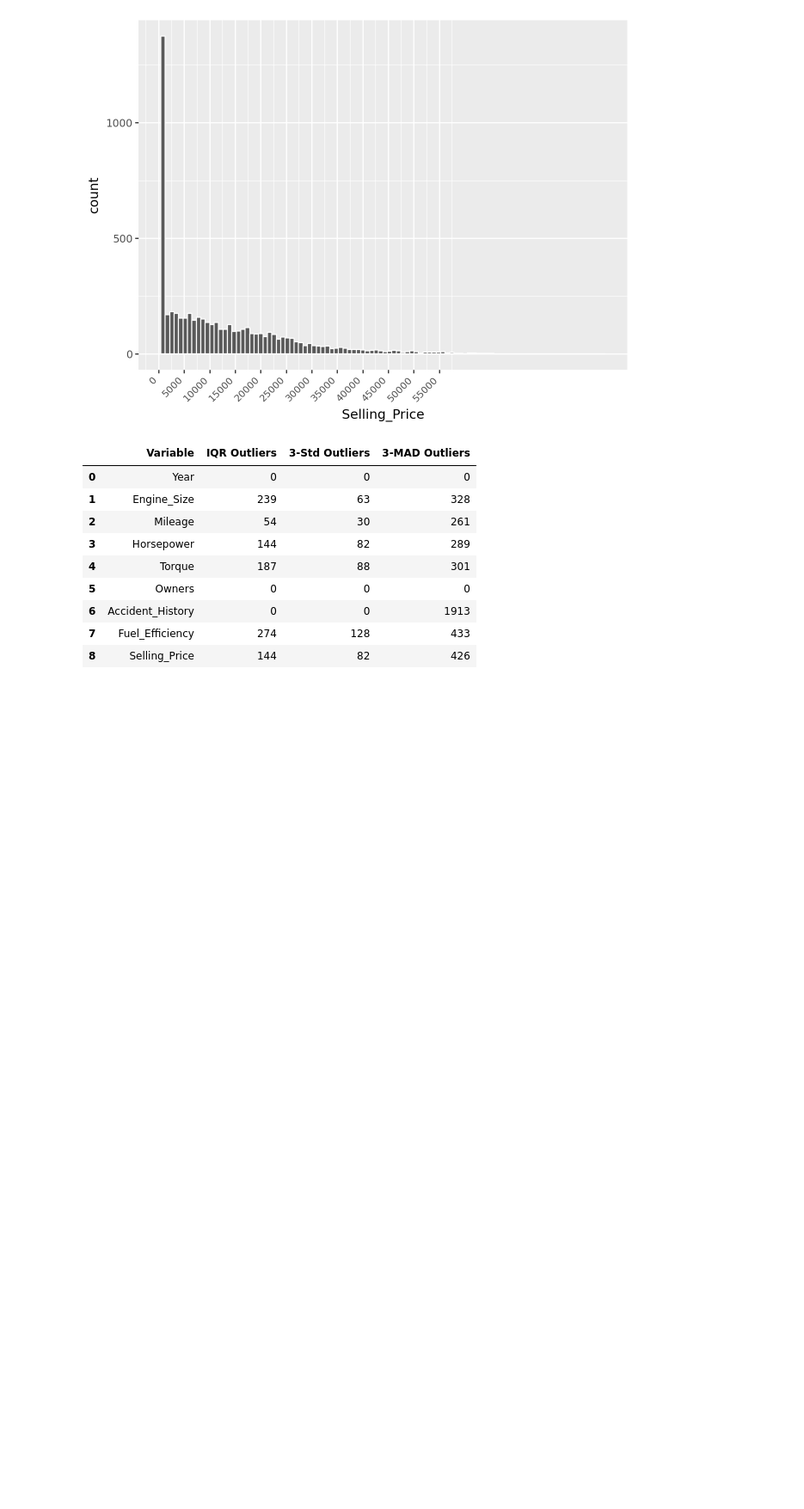
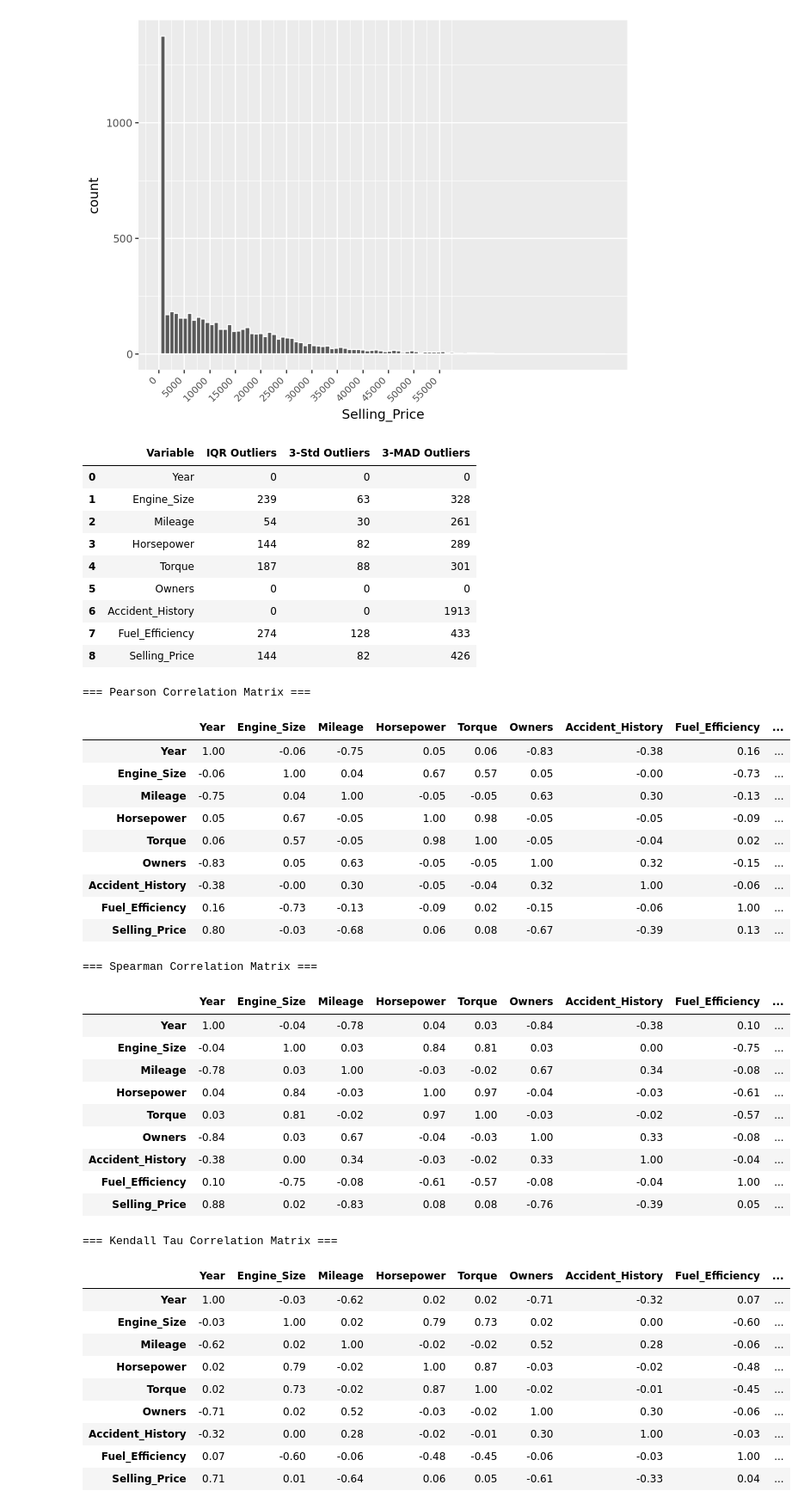
Before and after one commit to idowein/data-science-course-HIT, a Jupyter notebook: HW1/HW1_automobile_EDA.ipynb, the cells around one changed output. Shown at 86% size. Cells and saved outputs as stored; diff of their text form; code cells hidden in the pictures; blank space fills up the shorter version.

```diff
--- a/HW1/HW1_automobile_EDA.ipynb
+++ b/HW1/HW1_automobile_EDA.ipynb
@@ -609,3 +409,55 @@ df_outliers_summary
 | 6 | Accident_History | 0 | 0 | 1913 |
 | 7 | Fuel_Efficiency | 274 | 128 | 433 |
 | 8 | Selling_Price | 144 | 82 | 426 |
+# %%
+# Filter all numerical columns
+num_df = df.select_dtypes(include=['number'])
+
+# Calculate correlation matrices for each method
+pearson_corr = num_df.corr(method='pearson')
+spearman_corr = num_df.corr(method='spearman')
+kendall_corr = num_df.corr(method='kendall')
+
+# Display rounded matrices (2 decimal places for clean layout)
+print("=== Pearson Correlation Matrix ===")
+display(pearson_corr.round(2))
+
+print("\n=== Spearman Correlation Matrix ===")
+display(spearman_corr.round(2))
+
+print("\n=== Kendall Tau Correlation Matrix ===")
+display(kendall_corr.round(2))
+# %% [output]
+=== Pearson Correlation Matrix ===
+|  | Year | Engine_Size | Mileage | Horsepower | Torque | Owners | Accident_History | Fuel_Efficiency | ... |
+| Year | 1.00 | -0.06 | -0.75 | 0.05 | 0.06 | -0.83 | -0.38 | 0.16 | ... |
+| Engine_Size | -0.06 | 1.00 | 0.04 | 0.67 | 0.57 | 0.05 | -0.00 | -0.73 | ... |
+| Mileage | -0.75 | 0.04 | 1.00 | -0.05 | -0.05 | 0.63 | 0.30 | -0.13 | ... |
+| Horsepower | 0.05 | 0.67 | -0.05 | 1.00 | 0.98 | -0.05 | -0.05 | -0.09 | ... |
+| Torque | 0.06 | 0.57 | -0.05 | 0.98 | 1.00 | -0.05 | -0.04 | 0.02 | ... |
+| Owners | -0.83 | 0.05 | 0.63 | -0.05 | -0.05 | 1.00 | 0.32 | -0.15 | ... |
+| Accident_History | -0.38 | -0.00 | 0.30 | -0.05 | -0.04 | 0.32 | 1.00 | -0.06 | ... |
+| Fuel_Efficiency | 0.16 | -0.73 | -0.13 | -0.09 | 0.02 | -0.15 | -0.06 | 1.00 | ... |
+| Selling_Price | 0.80 | -0.03 | -0.68 | 0.06 | 0.08 | -0.67 | -0.39 | 0.13 | ... |
+=== Spearman Correlation Matrix ===
+|  | Year | Engine_Size | Mileage | Horsepower | Torque | Owners | Accident_History | Fuel_Efficiency | ... |
+| Year | 1.00 | -0.04 | -0.78 | 0.04 | 0.03 | -0.84 | -0.38 | 0.10 | ... |
+| Engine_Size | -0.04 | 1.00 | 0.03 | 0.84 | 0.81 | 0.03 | 0.00 | -0.75 | ... |
+| Mileage | -0.78 | 0.03 | 1.00 | -0.03 | -0.02 | 0.67 | 0.34 | -0.08 | ... |
+| Horsepower | 0.04 | 0.84 | -0.03 | 1.00 | 0.97 | -0.04 | -0.03 | -0.61 | ... |
+| Torque | 0.03 | 0.81 | -0.02 | 0.97 | 1.00 | -0.03 | -0.02 | -0.57 | ... |
+| Owners | -0.84 | 0.03 | 0.67 | -0.04 | -0.03 | 1.00 | 0.33 | -0.08 | ... |
+| Accident_History | -0.38 | 0.00 | 0.34 | -0.03 | -0.02 | 0.33 | 1.00 | -0.04 | ... |
+| Fuel_Efficiency | 0.10 | -0.75 | -0.08 | -0.61 | -0.57 | -0.08 | -0.04 | 1.00 | ... |
+| Selling_Price | 0.88 | 0.02 | -0.83 | 0.08 | 0.08 | -0.76 | -0.39 | 0.05 | ... |
+=== Kendall Tau Correlation Matrix ===
+|  | Year | Engine_Size | Mileage | Horsepower | Torque | Owners | Accident_History | Fuel_Efficiency | ... |
+| Year | 1.00 | -0.03 | -0.62 | 0.02 | 0.02 | -0.71 | -0.32 | 0.07 | ... |
+| Engine_Size | -0.03 | 1.00 | 0.02 | 0.79 | 0.73 | 0.02 | 0.00 | -0.60 | ... |
+| Mileage | -0.62 | 0.02 | 1.00 | -0.02 | -0.02 | 0.52 | 0.28 | -0.06 | ... |
+| Horsepower | 0.02 | 0.79 | -0.02 | 1.00 | 0.87 | -0.03 | -0.02 | -0.48 | ... |
+| Torque | 0.02 | 0.73 | -0.02 | 0.87 | 1.00 | -0.02 | -0.01 | -0.45 | ... |
+| Owners | -0.71 | 0.02 | 0.52 | -0.03 | -0.02 | 1.00 | 0.30 | -0.06 | ... |
+| Accident_History | -0.32 | 0.00 | 0.28 | -0.02 | -0.01 | 0.30 | 1.00 | -0.03 | ... |
+| Fuel_Efficiency | 0.07 | -0.60 | -0.06 | -0.48 | -0.45 | -0.06 | -0.03 | 1.00 | ... |
+| Selling_Price | 0.71 | 0.01 | -0.64 | 0.06 | 0.05 | -0.61 | -0.33 | 0.04 | ... |
```
Also changed, not shown: parts of 21 cells of this notebook.
